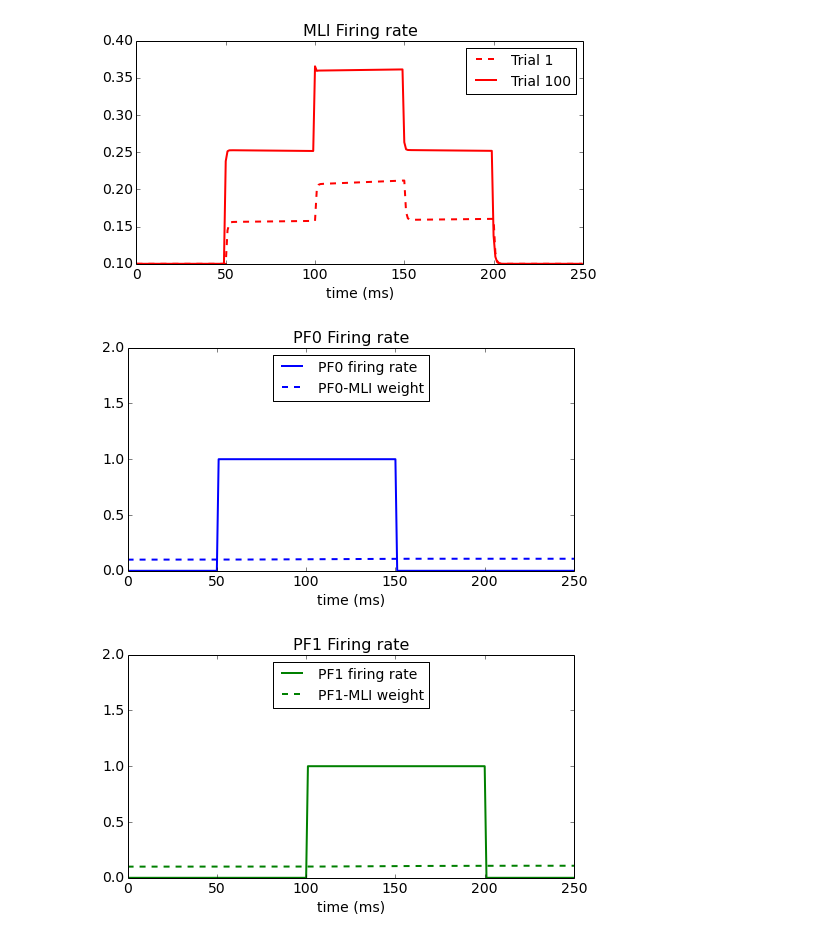
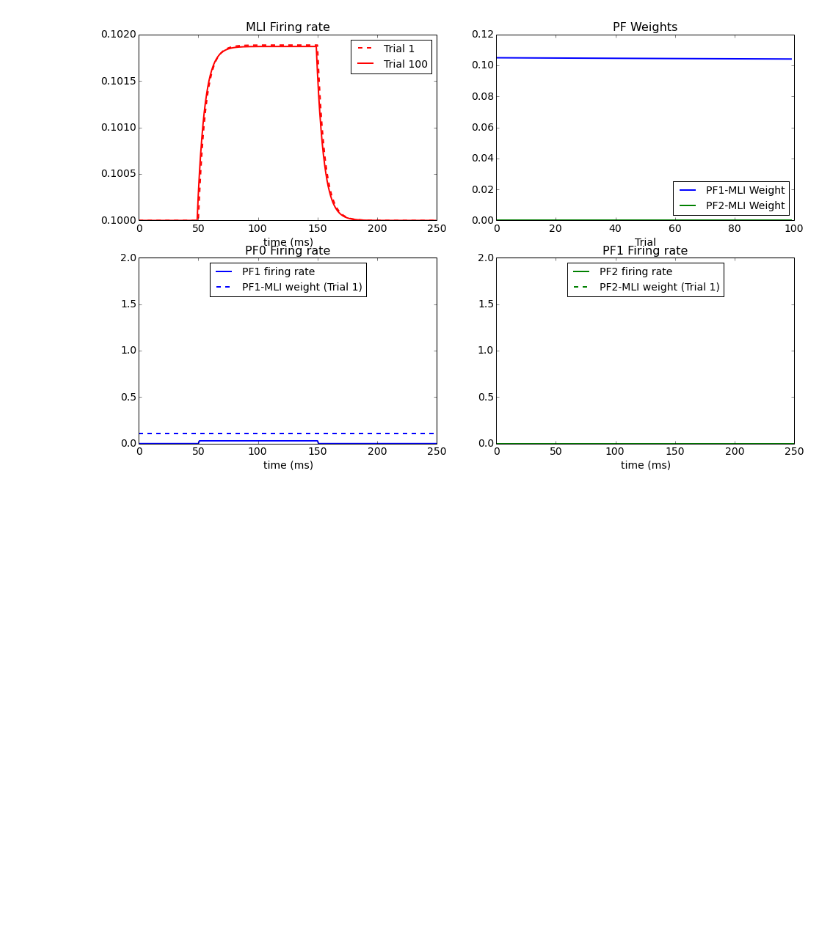
Before and after one commit to blennon/research, a Jupyter notebook: pf_mli_plasticity/old_notebooks/2PF-MLI_trials.ipynb, the cells around one changed output. Cells and saved outputs as stored; diff of their text form; code cells hidden in the pictures; blank space fills up the shorter version.

```diff
--- a/pf_mli_plasticity/old_notebooks/2PF-MLI_trials.ipynb
+++ b/pf_mli_plasticity/old_notebooks/2PF-MLI_trials.ipynb
@@ -62,7 +191,10 @@ class Network(Network):
 # %%
-net = Network()
+net = Network(w1=.105, w2=0., pf1=.03, pf2=0., mli0=.1)
 recordings = []
 for trial in range(100):
     net.run()
     recordings.append(net.get_monitor_states())
     net.reset()
+plot_dashboard(recordings)
+# %% [output]
+[figure, added]
@@ -116,13 +200,0 @@ def plot_weights(pf_weights_by_trial):
-# %%
-figure(figsize=(8,4))
-plot_mli(recordings[0]['MLI'], ls='--', label='Trial 1')
-plot_mli(recordings[-1]['MLI'], label='Trial 100')
-
-figure(figsize=(8,4))
-plot_pf(recordings[0]['PF'], recordings[0]['W'],0)
-figure(figsize=(8,4))
-plot_pf(recordings[0]['PF'], recordings[0]['W'],1,'g')
-# %% [output]
-[figure, removed]
-[figure, removed]
-[figure, removed]
```
Also changed, not shown: parts of 22 cells of this notebook, 9 other files.
